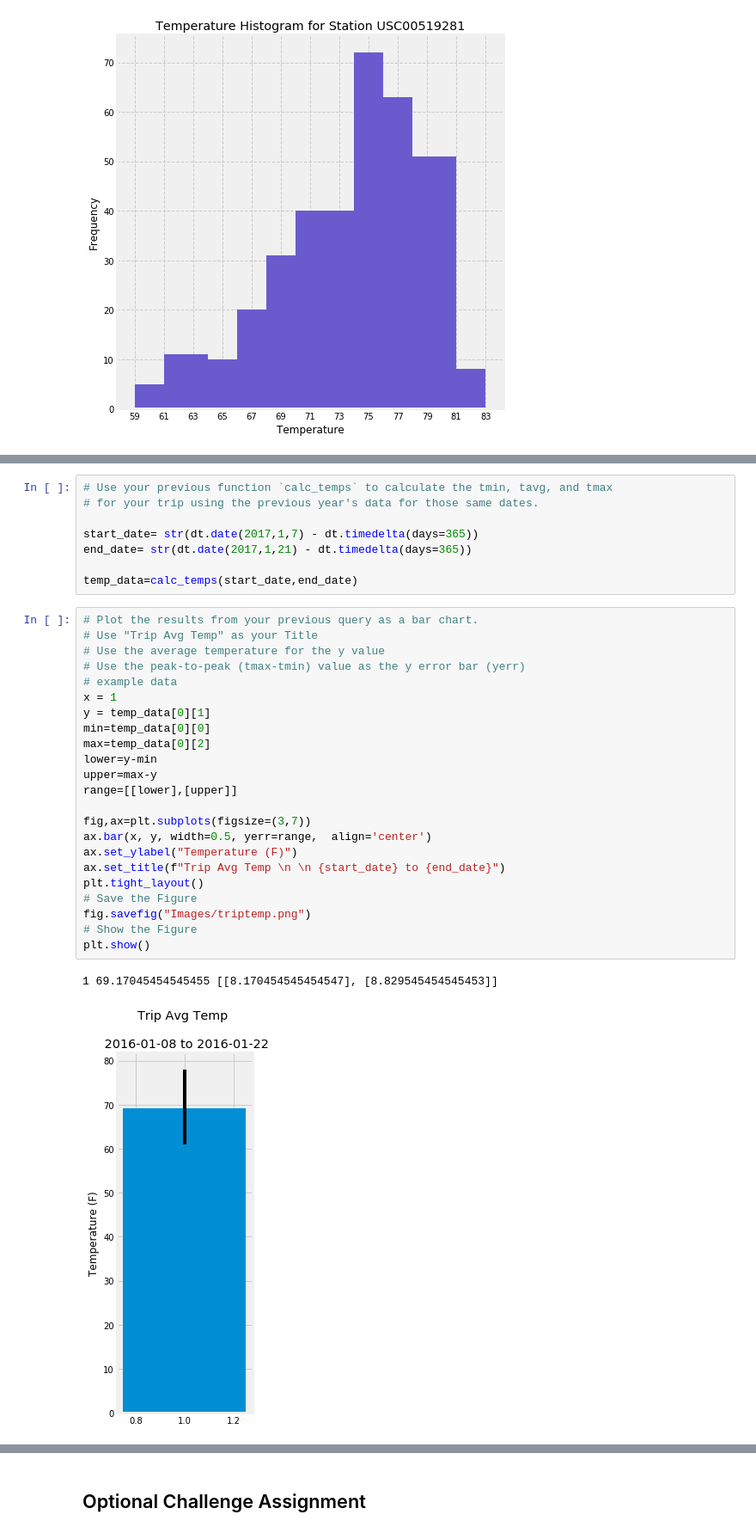
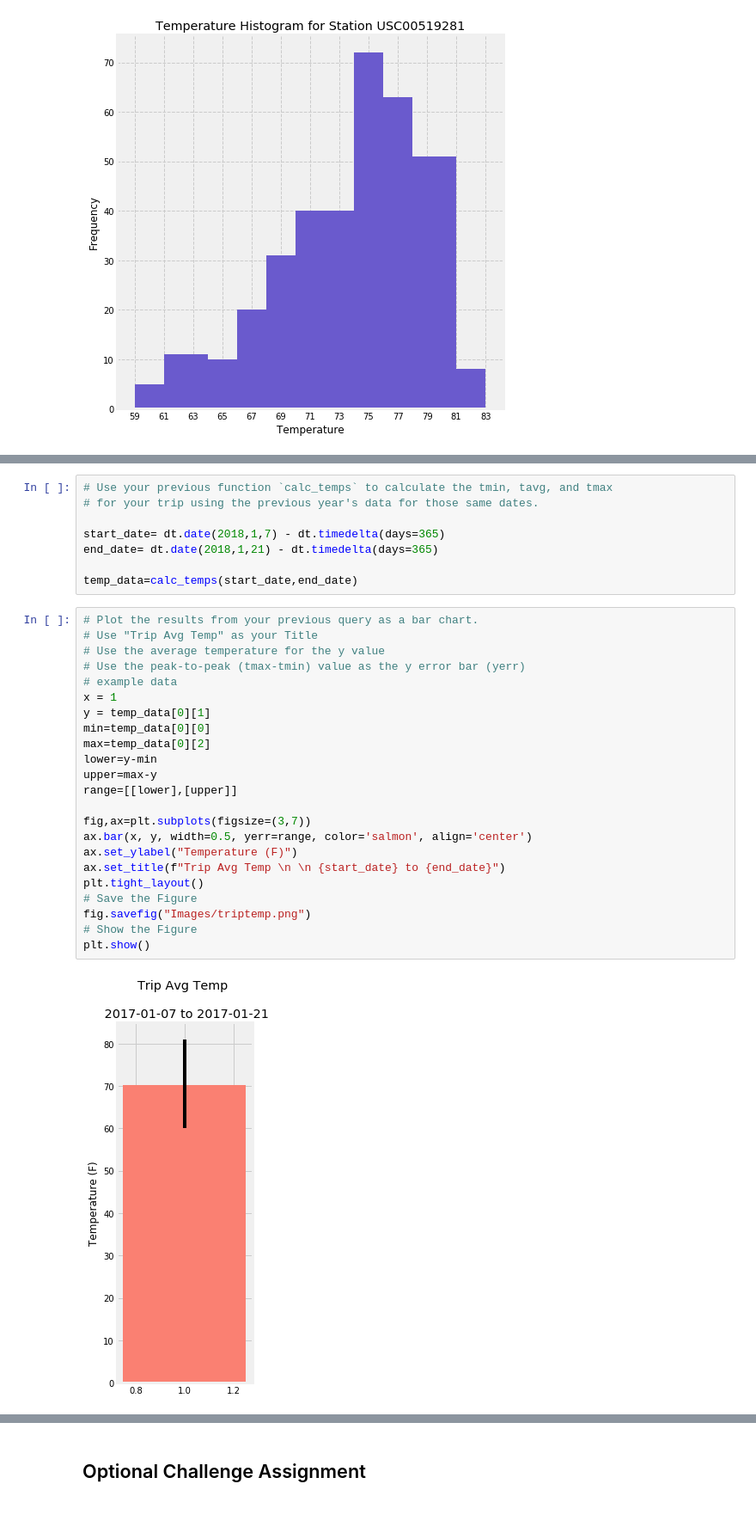
Before and after one commit to blizzardfun/sqlalchemy, a Jupyter notebook: climate_starter.ipynb, the cells around one changed output, grey strips where cells are left out. Shown at 86% size. Cells and saved outputs as stored; diff of their text form.

```diff
--- a/climate_starter.ipynb
+++ b/climate_starter.ipynb
@@ -275,33 +247,32 @@ print(calc_temps('2012-02-28', '2012-03-05'))
 # Use your previous function `calc_temps` to calculate the tmin, tavg, and tmax
 # for your trip using the previous year's data for those same dates.
 
-start_date= str(dt.date(2017,1,7) - dt.timedelta(days=365))
-end_date= str(dt.date(2017,1,21) - dt.timedelta(days=365))
+start_date= dt.date(2018,1,7) - dt.timedelta(days=365)
+end_date= dt.date(2018,1,21) - dt.timedelta(days=365)
 
 temp_data=calc_temps(start_date,end_date)
 # %%
 # Plot the results from your previous query as a bar chart.
 # Use "Trip Avg Temp" as your Title
 # Use the average temperature for the y value
 # Use the peak-to-peak (tmax-tmin) value as the y error bar (yerr)
 # example data
 x = 1
 y = temp_data[0][1]
 min=temp_data[0][0]
 max=temp_data[0][2]
 lower=y-min
 upper=max-y
 range=[[lower],[upper]]
 
 fig,ax=plt.subplots(figsize=(3,7))
-ax.bar(x, y, width=0.5, yerr=range,  align='center')
+ax.bar(x, y, width=0.5, yerr=range, color='salmon', align='center')
 ax.set_ylabel("Temperature (F)")
 ax.set_title(f"Trip Avg Temp \n \n {start_date} to {end_date}")
 plt.tight_layout()
 # Save the Figure
 fig.savefig("Images/triptemp.png")
 # Show the Figure
 plt.show()
 # %% [output]
-1 69.17045454545455 [[8.170454545454547], [8.829545454545453]]
-[figure, old version]
+[figure, new version]
```
Also changed, not shown: parts of 13 cells of this notebook, 3 other files.
